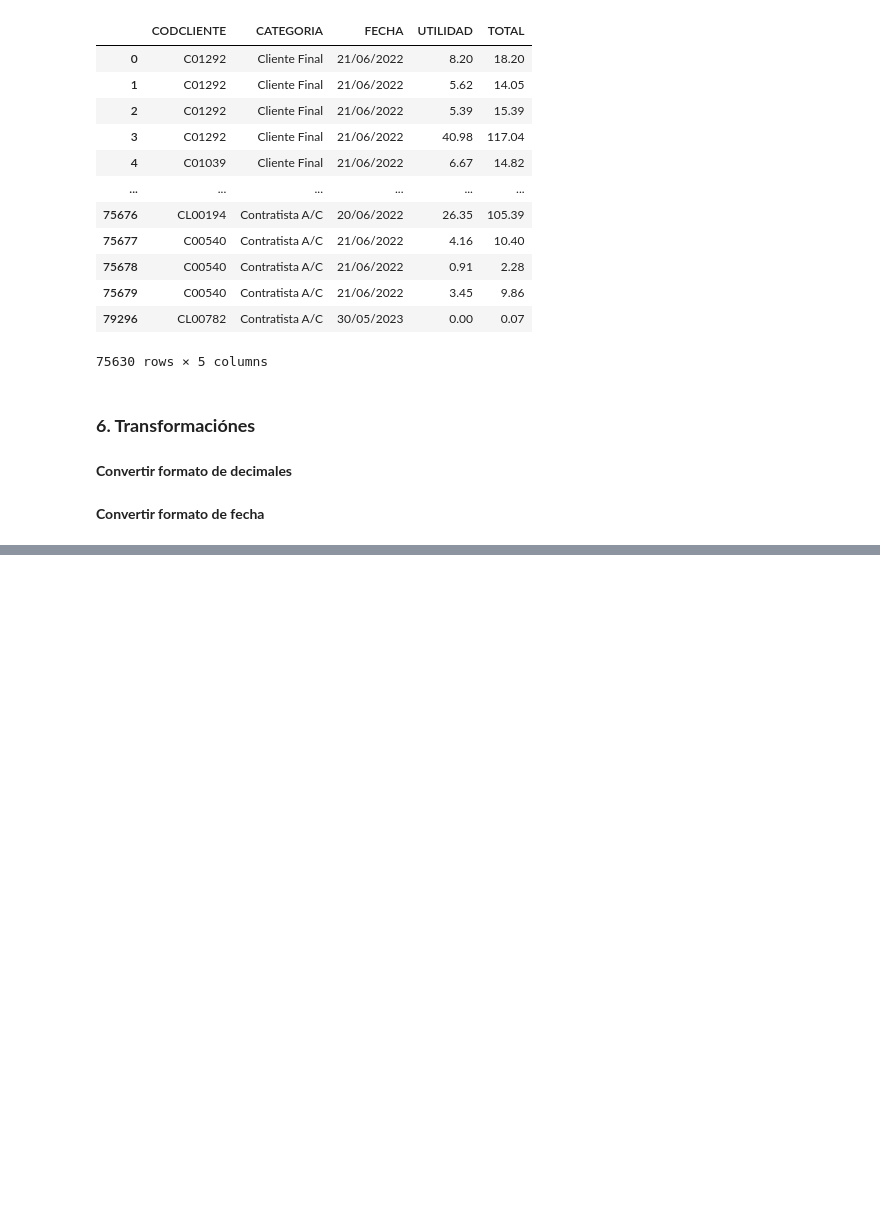
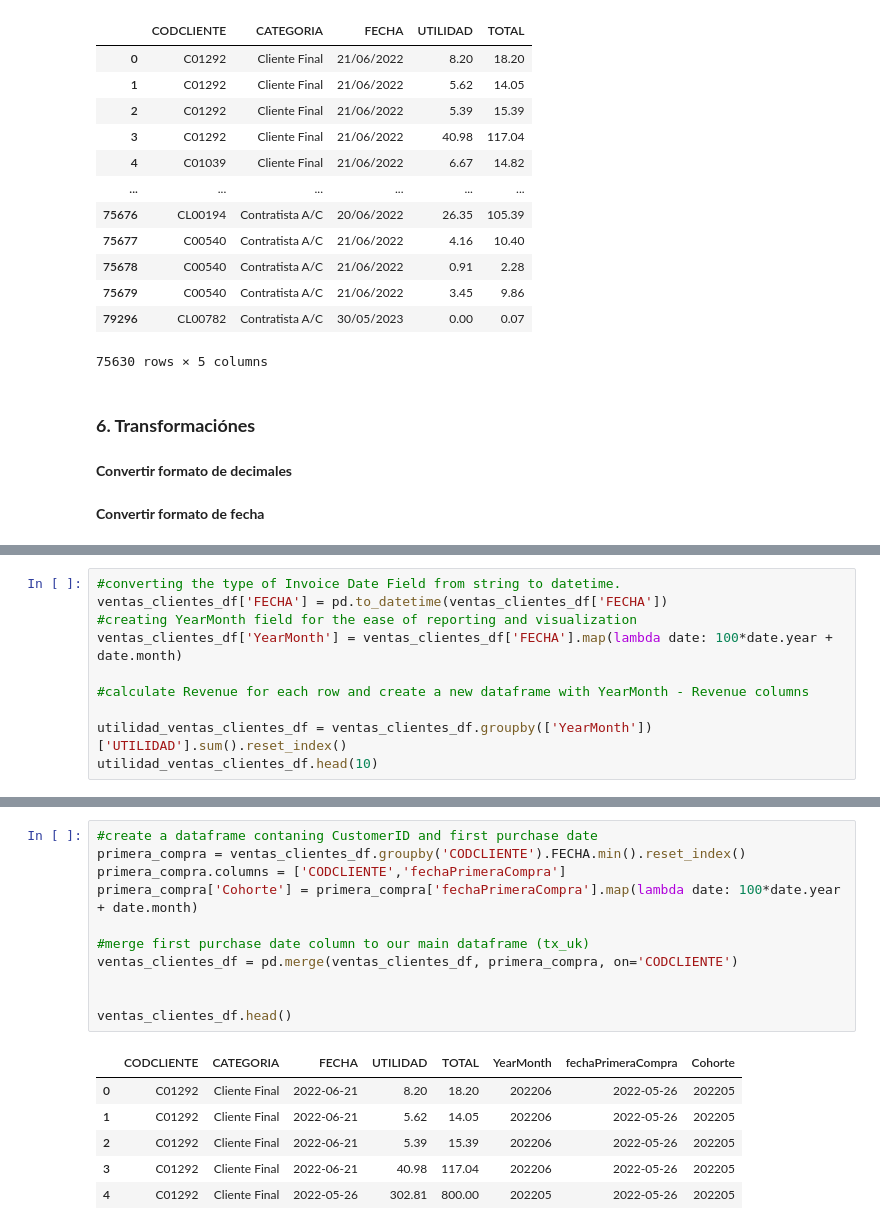
Before and after one commit to JuanPerezMolina/machine_learning_analisis_ventas_cohortes, a Jupyter notebook: 240315-1_machine_learning_analisis_ventas_cohortes.ipynb, the cells around one changed output, grey strips where cells are left out. Cells and saved outputs as stored; diff of their text form; blank space fills up the shorter version.

```diff
--- a/240315-1_machine_learning_analisis_ventas_cohortes.ipynb
+++ b/240315-1_machine_learning_analisis_ventas_cohortes.ipynb
@@ -271,0 +258,10 @@ ventas_df.UTILIDAD.hist(bins = 100);
+# %%
+#converting the type of Invoice Date Field from string to datetime.
+ventas_clientes_df['FECHA'] = pd.to_datetime(ventas_clientes_df['FECHA'])
+#creating YearMonth field for the ease of reporting and visualization
+ventas_clientes_df['YearMonth'] = ventas_clientes_df['FECHA'].map(lambda date: 100*date.year + date.month)
+
+#calculate Revenue for each row and create a new dataframe with YearMonth - Revenue columns
+
+utilidad_ventas_clientes_df = ventas_clientes_df.groupby(['YearMonth'])['UTILIDAD'].sum().reset_index()
+utilidad_ventas_clientes_df.head(10)
@@ -271,0 +456,18 @@ ventas_df.UTILIDAD.hist(bins = 100);
+# %%
+#create a dataframe contaning CustomerID and first purchase date
+primera_compra = ventas_clientes_df.groupby('CODCLIENTE').FECHA.min().reset_index()
+primera_compra.columns = ['CODCLIENTE','fechaPrimeraCompra']
+primera_compra['Cohorte'] = primera_compra['fechaPrimeraCompra'].map(lambda date: 100*date.year + date.month)
+
+#merge first purchase date column to our main dataframe (tx_uk)
+ventas_clientes_df = pd.merge(ventas_clientes_df, primera_compra, on='CODCLIENTE')
+
+
+ventas_clientes_df.head()
+# %% [output]
+|  | CODCLIENTE | CATEGORIA | FECHA | UTILIDAD | TOTAL | YearMonth | fechaPrimeraCompra | Cohorte |
+| 0 | C01292 | Cliente Final | 2022-06-21 | 8.20 | 18.20 | 202206 | 2022-05-26 | 202205 |
+| 1 | C01292 | Cliente Final | 2022-06-21 | 5.62 | 14.05 | 202206 | 2022-05-26 | 202205 |
+| 2 | C01292 | Cliente Final | 2022-06-21 | 5.39 | 15.39 | 202206 | 2022-05-26 | 202205 |
+| 3 | C01292 | Cliente Final | 2022-06-21 | 40.98 | 117.04 | 202206 | 2022-05-26 | 202205 |
+| 4 | C01292 | Cliente Final | 2022-05-26 | 302.81 | 800.00 | 202205 | 2022-05-26 | 202205 |
```
Also changed, not shown: parts of 46 cells of this notebook, 2 other files.
